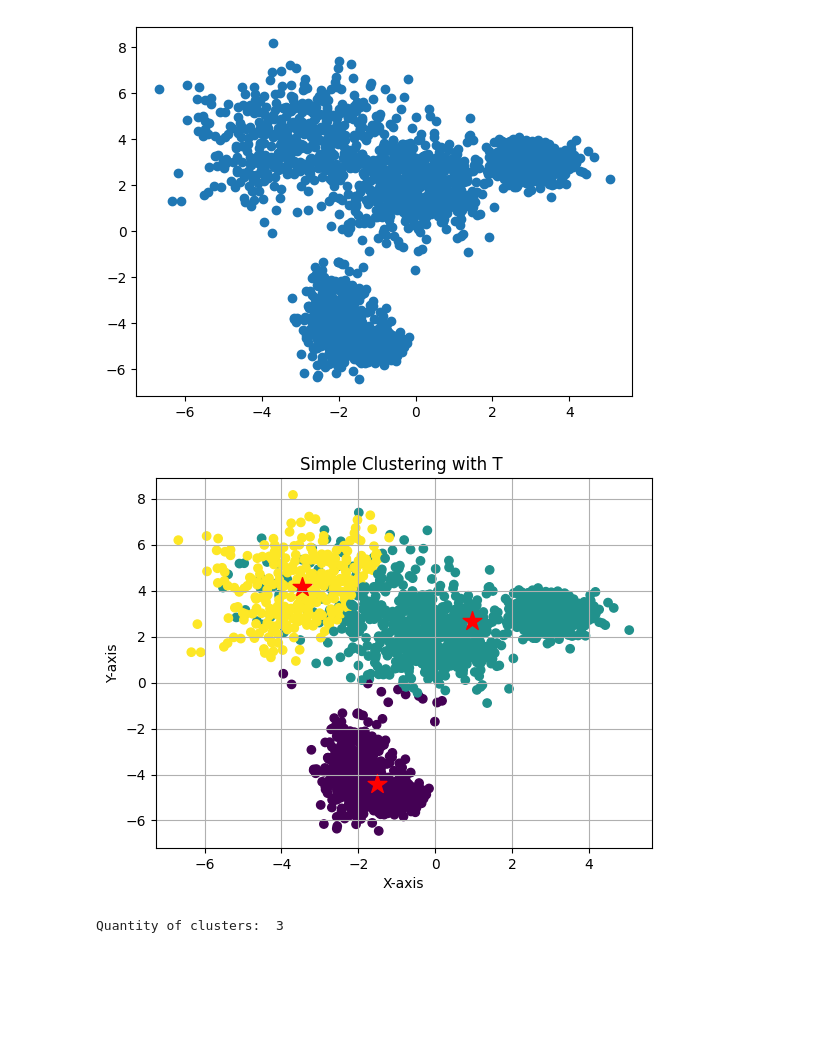
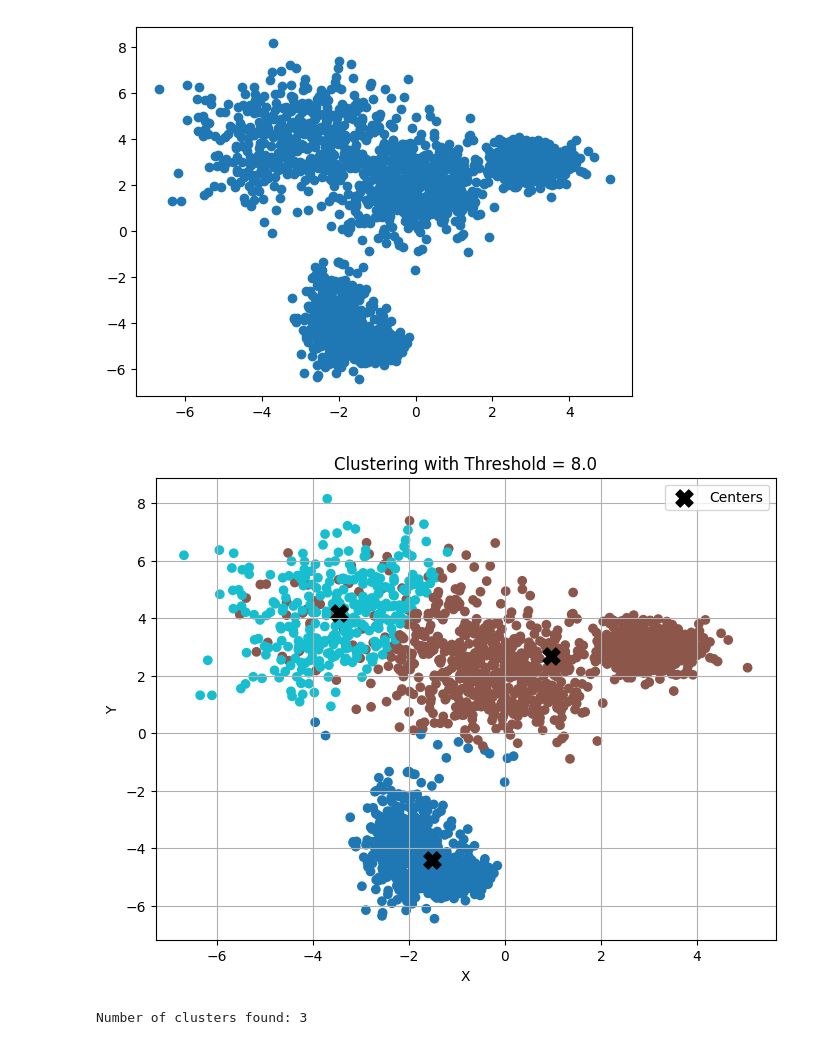
Before and after one commit to AndriyTok/data_Analysis_labs, a Jupyter notebook: lab6/lab6.ipynb, the cells around one changed output. Saved outputs shown, nothing was run; the diff lists cells and outputs as text; code cells hidden in the pictures; blank space fills up the shorter version.

```diff
--- a/lab6/lab6.ipynb
+++ b/lab6/lab6.ipynb
@@ -53,36 +53,48 @@ plt.show()
 # %% [output]
 [figure]
 # %%
-def simple_clustering(X, T):
-    centers = [X[0]]
-    labels = [0]
-    for i in range(1, len(X)):
-        dists = [np.linalg.norm(X[i] - c) for c in centers]
-        min_dist = np.min(dists)
-        if min_dist > T:
-            centers.append(X[i])
-            labels.append(len(centers) - 1)
+def threshold_clustering(data, threshold):
+    cluster_centers = [data[0]]
+    cluster_assignments = np.zeros(len(data), dtype=int)
+
+    for idx in range(1, len(data)):
+        distances = np.array([np.linalg.norm(data[idx] - center) for center in cluster_centers])
+        nearest_cluster = np.argmin(distances)
+
+        if distances[nearest_cluster] > threshold:
+            cluster_centers.append(data[idx])
+            cluster_assignments[idx] = len(cluster_centers) - 1
         else:
-            labels.append(np.argmin(dists))
-    centers = [X[np.array(labels) == i].mean(axis=0) for i in range(len(centers))]
-    return np.array(labels), np.array(centers)
+            cluster_assignments[idx] = nearest_cluster
 
+    # Обчислюємо нові центри як середні значення точок у кожному кластері
+    final_centers = []
+    for i in range(len(cluster_centers)):
+        points_in_cluster = data[cluster_assignments == i]
+        mean_center = np.mean(points_in_cluster, axis=0)
+        final_centers.append(mean_center)
 
-T= 8.0
+    return cluster_assignments, np.array(final_centers)
+
+# Приклад використання
+T = 8.0
 X = np.column_stack((x_values, y_values))
-labels, centers = simple_clustering(X, T)
-plt.scatter(X[:,0], X[:,1], c=labels)
-plt.scatter(centers[:,0], centers[:,1], marker='*', c='red', s=200)
-plt.title('Simple Clustering with T ')
-plt.xlabel('X-axis')
-plt.ylabel('Y-axis')
+assigned_labels, cluster_centers = threshold_clustering(X, T)
+
+plt.figure(figsize=(8, 6))
+plt.scatter(X[:, 0], X[:, 1], c=assigned_labels, cmap='tab10')
+plt.scatter(cluster_centers[:, 0], cluster_centers[:, 1], marker='X', c='black', s=150, label='Centers')
+plt.title(f'Simple clustering with Threshold = {T}')
+plt.xlabel('X')
+plt.ylabel('Y')
 plt.grid(True)
+plt.legend()
 plt.show()
 
-print("Quantity of clusters: ", len(np.unique(labels)))
+print("Number of clusters found:", len(np.unique(assigned_labels)))
 # %% [output]
-[figure, old version]
+[figure, new version]
-Quantity of clusters:  3
+Number of clusters found: 3
 # %%
 k = 3
 # %%
```
Also changed, not shown: parts of 3 cells of this notebook.
